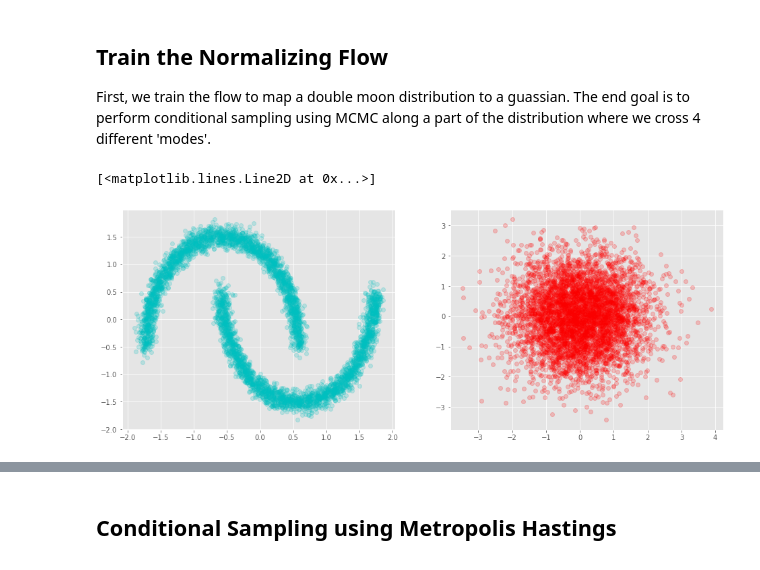
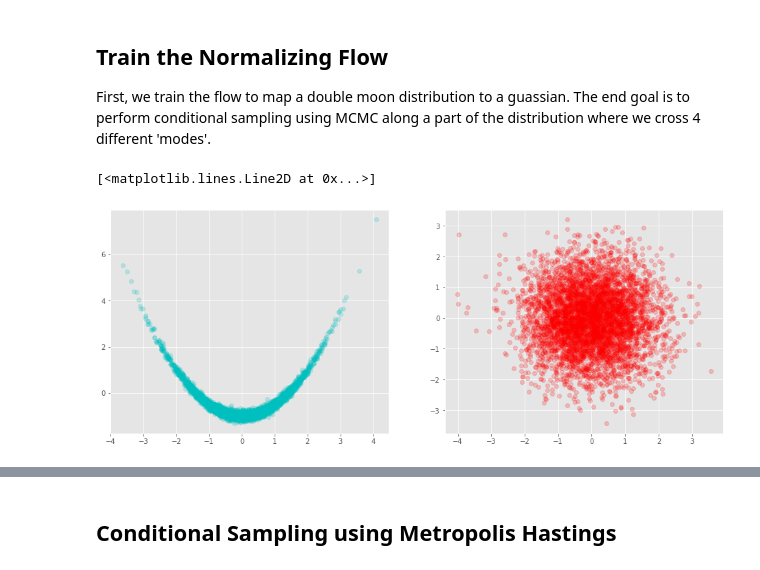
Before and after one commit to CaseyLeeDowdle/TransportNets, a Jupyter notebook: examples/MetropolisHastings/MetropolisHastings2d.ipynb, the cells around one changed output, grey strips where cells are left out. Drawn from its saved outputs; the diff is of its cells as text; code cells hidden in the pictures.

```diff
--- a/examples/MetropolisHastings/MetropolisHastings2d.ipynb
+++ b/examples/MetropolisHastings/MetropolisHastings2d.ipynb
@@ -24,19 +25,17 @@ First, we train the flow to map a double moon distribution to a guassian. The en
 # %%
 # Distrubtion that we want to learn to map to gaussian
 num_samples = 5000
 
-X, y = datasets.make_moons(n_samples=num_samples, noise=.05)
-X = StandardScaler().fit_transform(X)
-target = tf.constant(X,dtype=tf.float32)
+target = RotatedBanana(num_samples, 0.0, start_height = -1)
 latent = tf.random.normal([num_samples,2],mean=0.0,stddev=1.0)
 
 # Plot them
 plt.figure(figsize=(16, 6))
 ax1 = plt.subplot(121); ax2 = plt.subplot(122);
 ax1.plot(target[:,0], target[:,1], 'co', alpha = .2)
 ax2.plot(latent[:,0], latent[:,1], 'ro', alpha = .2)
 # %% [output]
 [<matplotlib.lines.Line2D at 0x...>]
-[figure, old version]
+[figure, new version]
 # %%
 # Create model object
```
Also changed, not shown: parts of 10 cells of this notebook, 8 other files.
